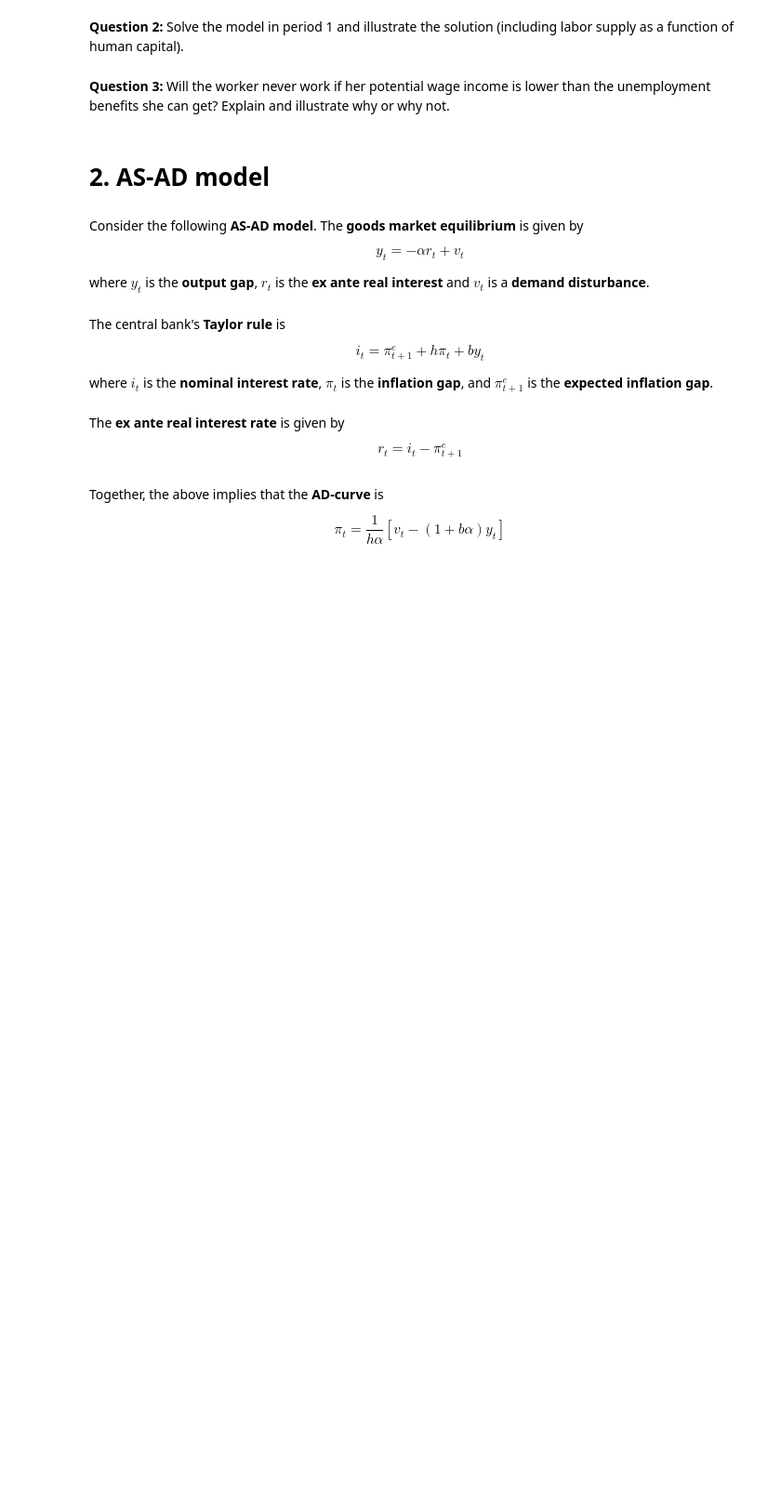
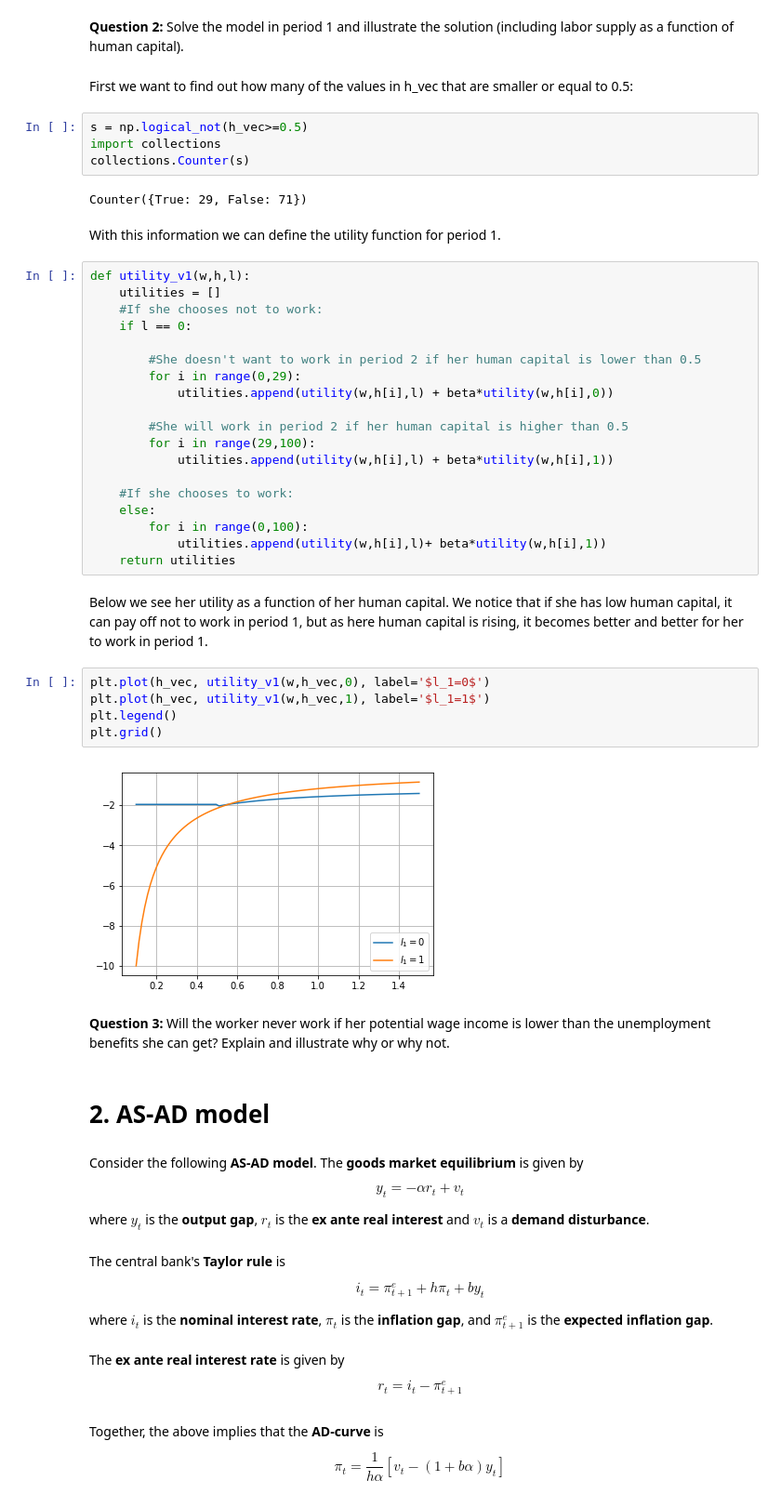
Before and after one commit to kzm266/projects-2019-anaconda-bois, a Jupyter notebook: examproject/exam_2019.ipynb, the cells around one changed output. Shown at 93% size. Saved outputs shown, nothing was run; the diff lists cells and outputs as text; blank space fills up the shorter version.

```diff
--- a/examproject/exam_2019.ipynb
+++ b/examproject/exam_2019.ipynb
@@ -184,5 +184,43 @@ l_2 = \begin{cases}
 # %% [markdown]
 **Question 2:** Solve the model in period 1 and illustrate the solution (including labor supply as a function of human capital).
+# %% [markdown]
+First we want to find out how many of the values in h_vec that are smaller or equal to 0.5:
+# %%
+s = np.logical_not(h_vec>=0.5)
+import collections
+collections.Counter(s)
+# %% [output]
+Counter({True: 29, False: 71})
+# %% [markdown]
+With this information we can define the utility function for period 1.
+# %%
+def utility_v1(w,h,l):
+    utilities = []
+    #If she chooses not to work:
+    if l == 0:
+
+        #She doesn't want to work in period 2 if her human capital is lower than 0.5
+        for i in range(0,29):
+            utilities.append(utility(w,h[i],l) + beta*utility(w,h[i],0))
+
+        #She will work in period 2 if her human capital is higher than 0.5
+        for i in range(29,100):
+            utilities.append(utility(w,h[i],l) + beta*utility(w,h[i],1))
+
+    #If she chooses to work:
+    else:
+        for i in range(0,100):
+            utilities.append(utility(w,h[i],l)+ beta*utility(w,h[i],1))
+    return utilities
+# %% [markdown]
+Below we see her utility as a function of her human capital. We notice that if she has low human capital, it can pay off not to work in period 1, but as here human capital is rising, it becomes better and better for her to work in period 1.
+# %%
+plt.plot(h_vec, utility_v1(w,h_vec,0), label='$l_1=0$')
+plt.plot(h_vec, utility_v1(w,h_vec,1), label='$l_1=1$')
+plt.legend()
+plt.grid()
+# %% [output]
+[figure, added]
 # %% [markdown]
 **Question 3:** Will the worker never work if her potential wage income is lower than the unemployment benefits she can get? Explain and illustrate why or why not.
 # %% [markdown]
```
Also changed, not shown: parts of 1 cell of this notebook.
